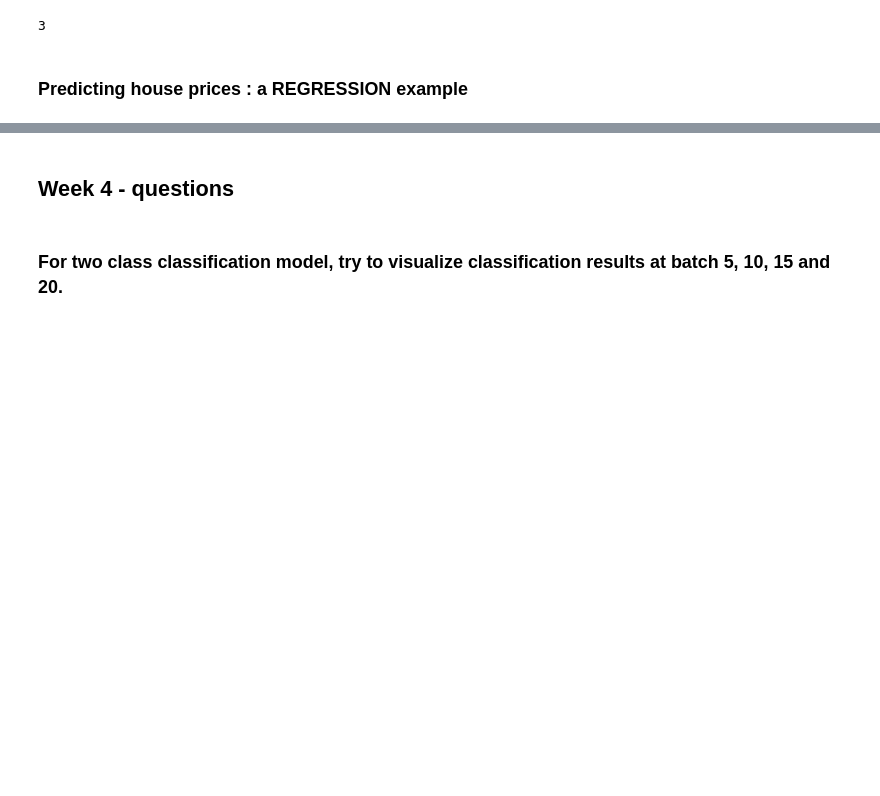
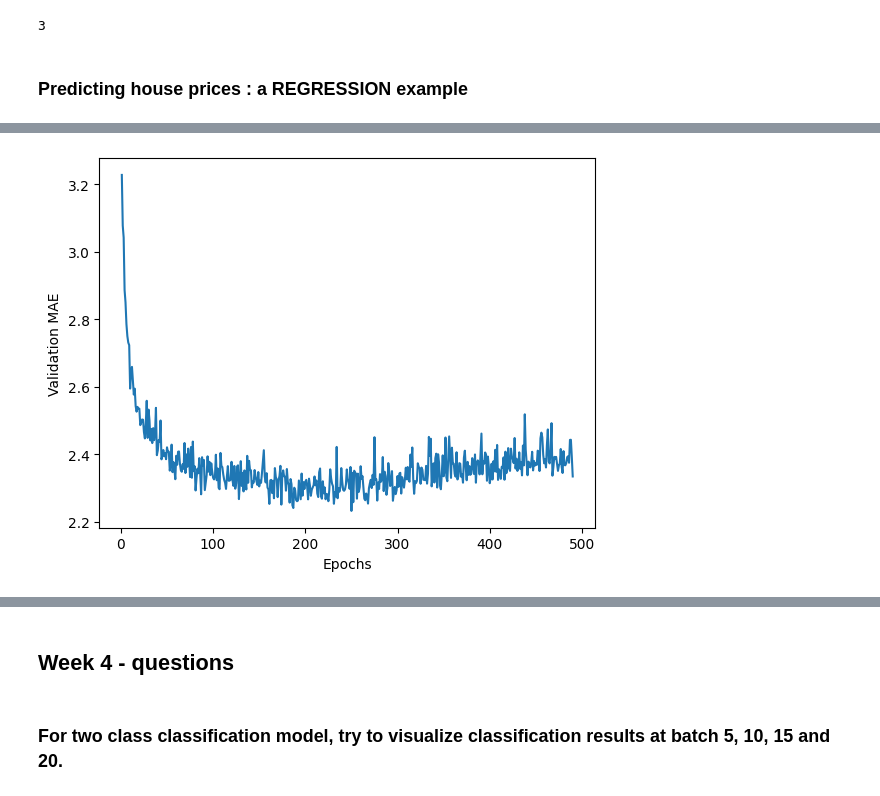
Before and after one commit to ryuhyunwoo1/classDeepLearning, a Jupyter notebook: practices/practices_week4.ipynb, the cells around one changed output, grey strips where cells are left out. Cells and saved outputs as stored; diff of their text form; code cells hidden in the pictures; blank space fills up the shorter version.

```diff
--- a/practices/practices_week4.ipynb
+++ b/practices/practices_week4.ipynb
@@ -637,0 +647,8 @@ np.argmax(predictions[0])
+# %%
+## normalizing the data
+mean = train_data.mean(axis = 0)
+train_data -= mean
+std = train_data.std(axis = 0)
+train_data /= std
+test_data -= mean
+test_data /= std
@@ -637,0 +747,11 @@ np.argmax(predictions[0])
+# %%
+## MAE: 平均絶対誤差
+truncated_mae_history = average_mae_history[10: ]
+plt.plot(range(1, len(truncated_mae_history) + 1), truncated_mae_history)
+plt.xlabel("Epochs")
+plt.ylabel("Validation MAE")
+plt.show()
+
+### Validation MAE stops improving significantly after 120-140 epochs
+# %% [output]
+[figure, added]
```
Also changed, not shown: parts of 12 cells of this notebook.
